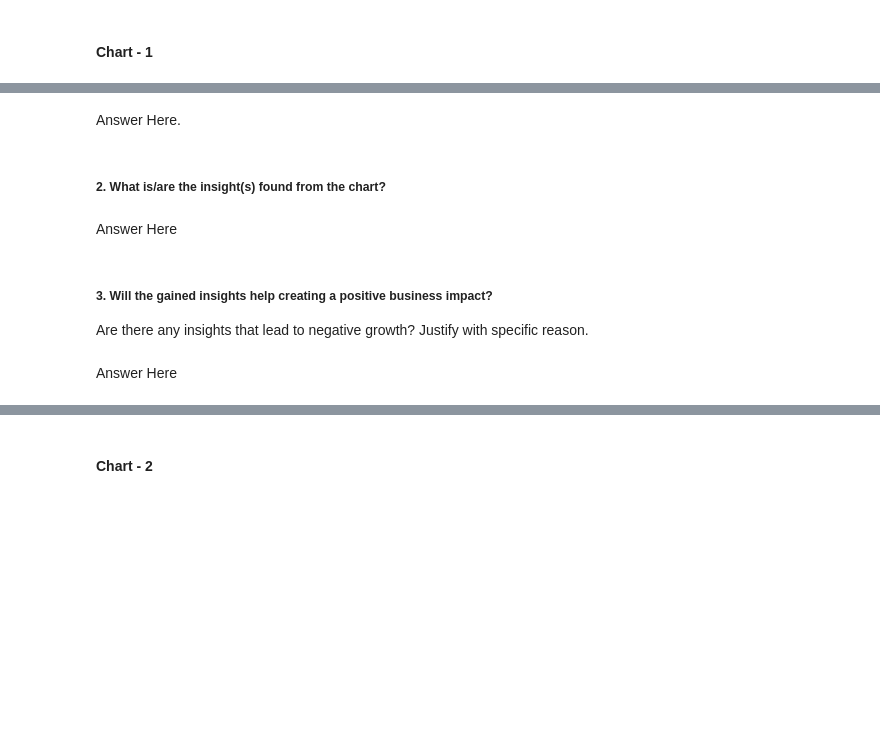
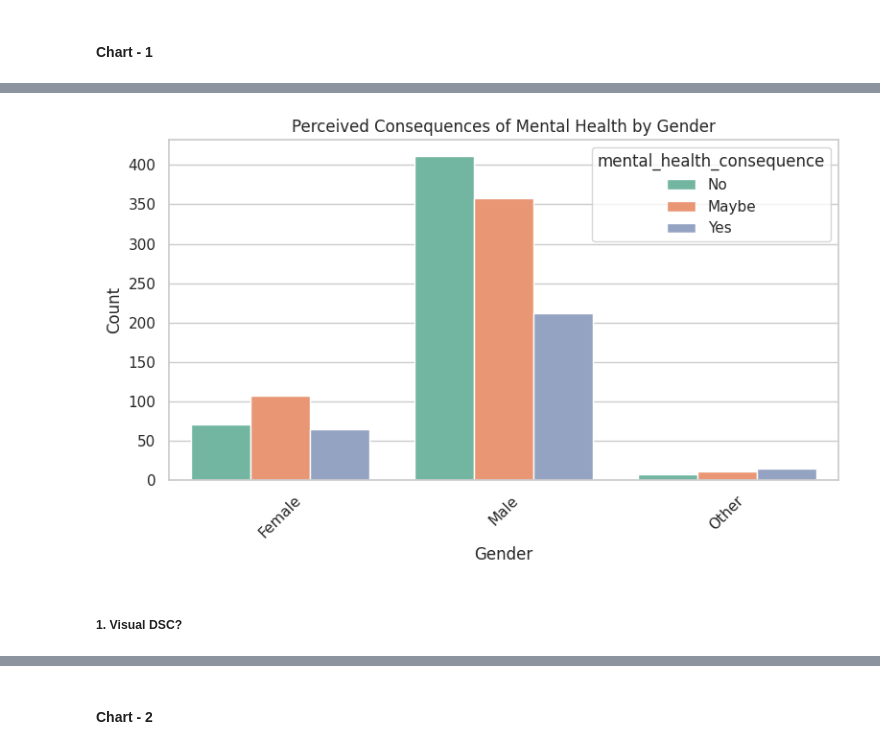
Before and after one commit to bot9066/MENTAL-HEALTH-IN-TECH, a Jupyter notebook: Mental_health_findings.ipynb, the cells around one changed output, grey strips where cells are left out. Drawn from its saved outputs; the diff is of its cells as text; code cells hidden in the pictures; blank space fills up the shorter version.

```diff
--- a/Mental_health_findings.ipynb
+++ b/Mental_health_findings.ipynb
@@ -533,11 +535,14 @@ From a broader perspective, this cleaning phase has equipped the dataset for acc
-# %% [markdown]
-Answer Here.
-# %% [markdown]
-##### 2. What is/are the insight(s) found from the chart?
-# %% [markdown]
-Answer Here
-# %% [markdown]
-##### 3. Will the gained insights help creating a positive business impact?
-Are there any insights that lead to negative growth? Justify with specific reason.
-# %% [markdown]
-Answer Here
+# %%
+# Step 3: Create the visualization
+plt.figure(figsize=(8, 5))
+sns.countplot(data=df, x='Gender', hue='mental_health_consequence', palette='Set2')
+plt.title('Perceived Consequences of Mental Health by Gender')
+plt.xlabel('Gender')
+plt.ylabel('Count')
+plt.xticks(rotation=45)
+plt.tight_layout()
+plt.show()
+# %% [output]
+[figure, added]
+# %% [markdown]
+##### 1. Visual DSC?
```
Also changed, not shown: parts of 5 cells of this notebook.
